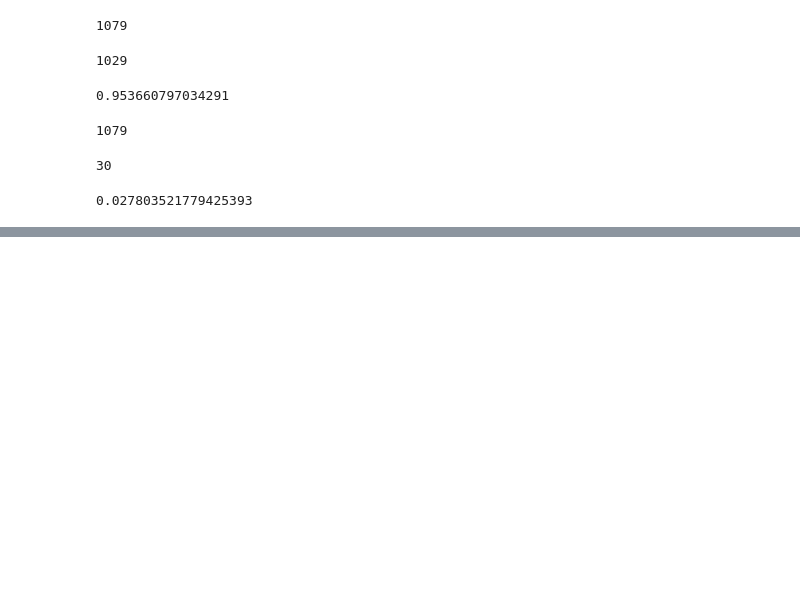
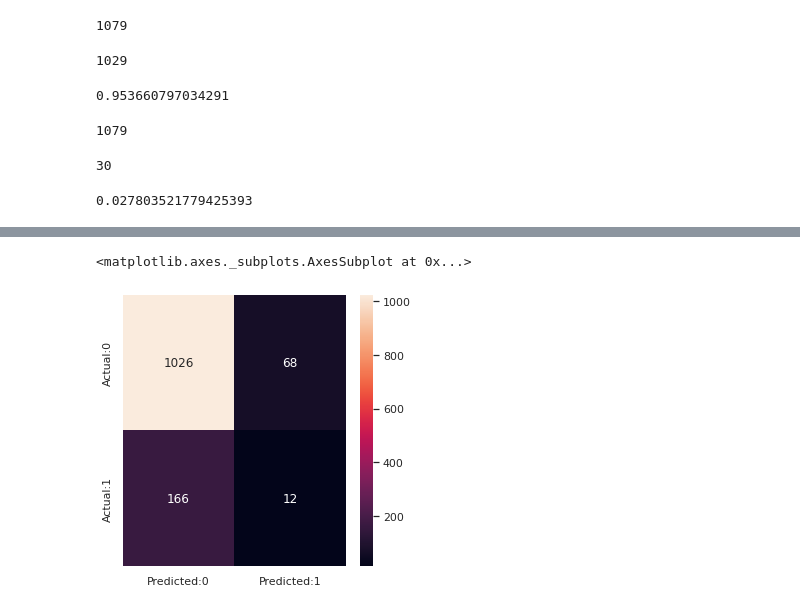
Before and after one commit to npnayak/Credit-Card, a Jupyter notebook: Homework_3.ipynb, the cells around one changed output, grey strips where cells are left out. Drawn from its saved outputs; the diff is of its cells as text; code cells hidden in the pictures; blank space fills up the shorter version.

```diff
--- a/Homework_3.ipynb
+++ b/Homework_3.ipynb
@@ -259,3 +259,16 @@ Generalized Linear Model Regression Results
 | totChol | 0.0017 | 0.001 | 1.384 | 0.166 | -0.001 | 0.004 |
 | BMI | 0.0098 | 0.013 | 0.746 | 0.455 | -0.016 | 0.036 |
 | heartRate | 0.0059 | 0.004 | 1.328 | 0.184 | -0.003 | 0.015 |
+# %%
+from sklearn.metrics import confusion_matrix, accuracy_score
+import seaborn as sn
+import matplotlib.pyplot as plt
+# Evaluating trained models
+
+conf_matrix=confusion_matrix(y_test,y_model)
+conf_matrix1=pd.DataFrame(data=conf_matrix,columns=['Predicted:0','Predicted:1'],index=['Actual:0','Actual:1'])
+plt.figure(figsize = (5,5))
+sn.heatmap(conf_matrix1, annot=True,fmt='d')
+# %% [output]
+<matplotlib.axes._subplots.AxesSubplot at 0x...>
+[figure, added]
```
Also changed, not shown: parts of 3 cells of this notebook.
